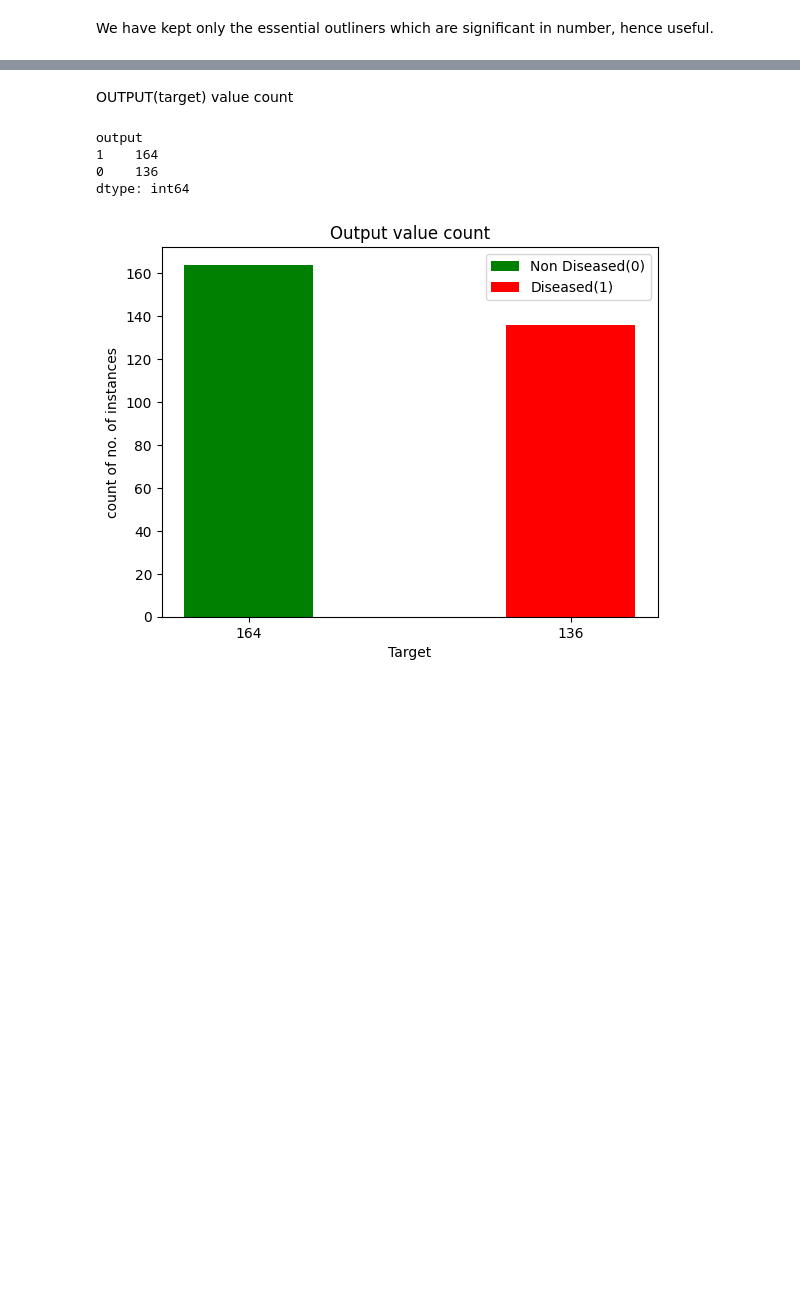
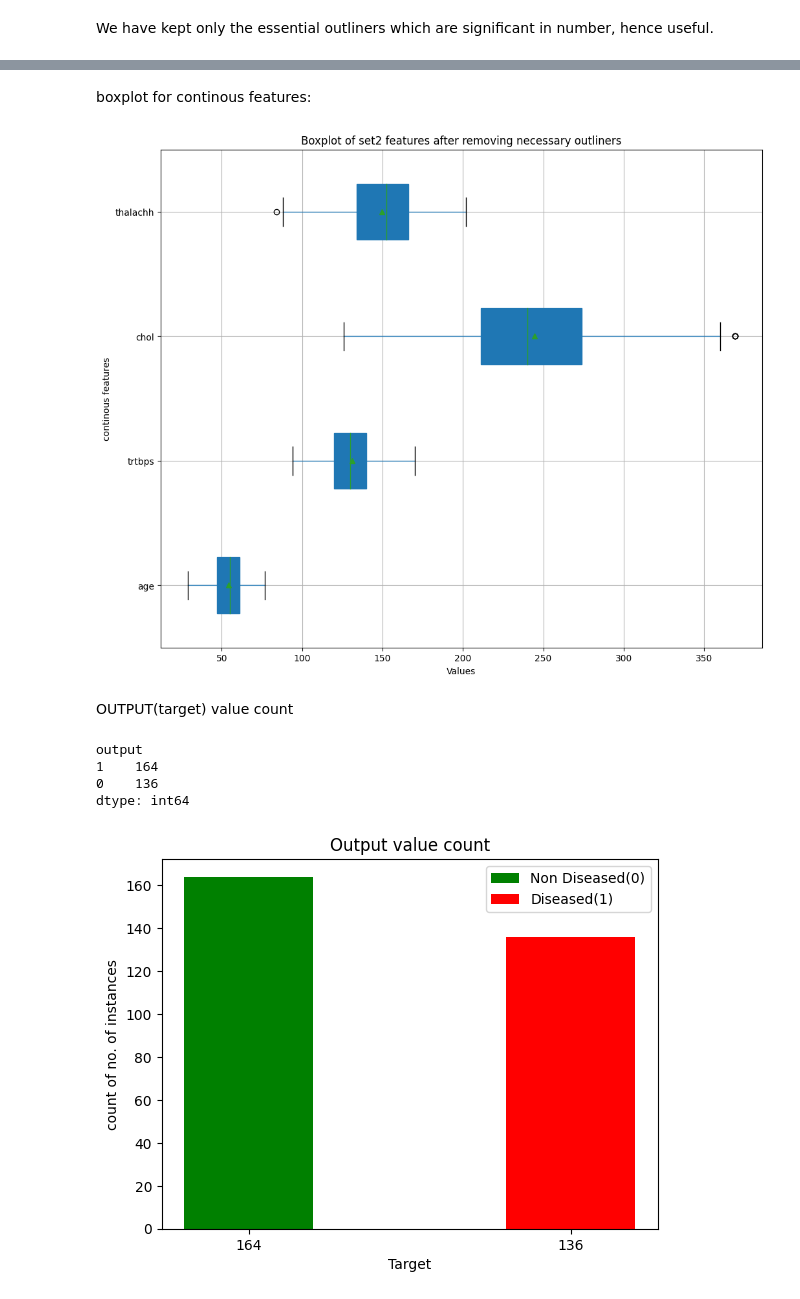
Before and after one commit to kruthi-sb/Cardiac_Events_ML, a Jupyter notebook: EDA/EDA.ipynb, the cells around one changed output, grey strips where cells are left out. Saved outputs shown, nothing was run; the diff lists cells and outputs as text; code cells hidden in the pictures; blank space fills up the shorter version.

```diff
--- a/EDA/EDA.ipynb
+++ b/EDA/EDA.ipynb
@@ -140,3 +172,14 @@ We have kept only the essential outliners which are significant in number, hence
+# %% [markdown]
+boxplot for continous features:
+# %%
+d_sub2 = pd.DataFrame([d.age, d.trtbps, d.chol, d.thalachh]).T
+d_sub2.boxplot(figsize =(12,10), patch_artist= True, vert = False, showmeans = True)
+plt.xlabel("Values")
+plt.ylabel("continous features")
+plt.title("Boxplot of set2 features after removing necessary outliners")
+plt.show()
+# %% [output]
+[figure, added]
 # %% [markdown]
 OUTPUT(target) value count
 # %%
```
Also changed, not shown: parts of 12 cells of this notebook, 3 other files.
